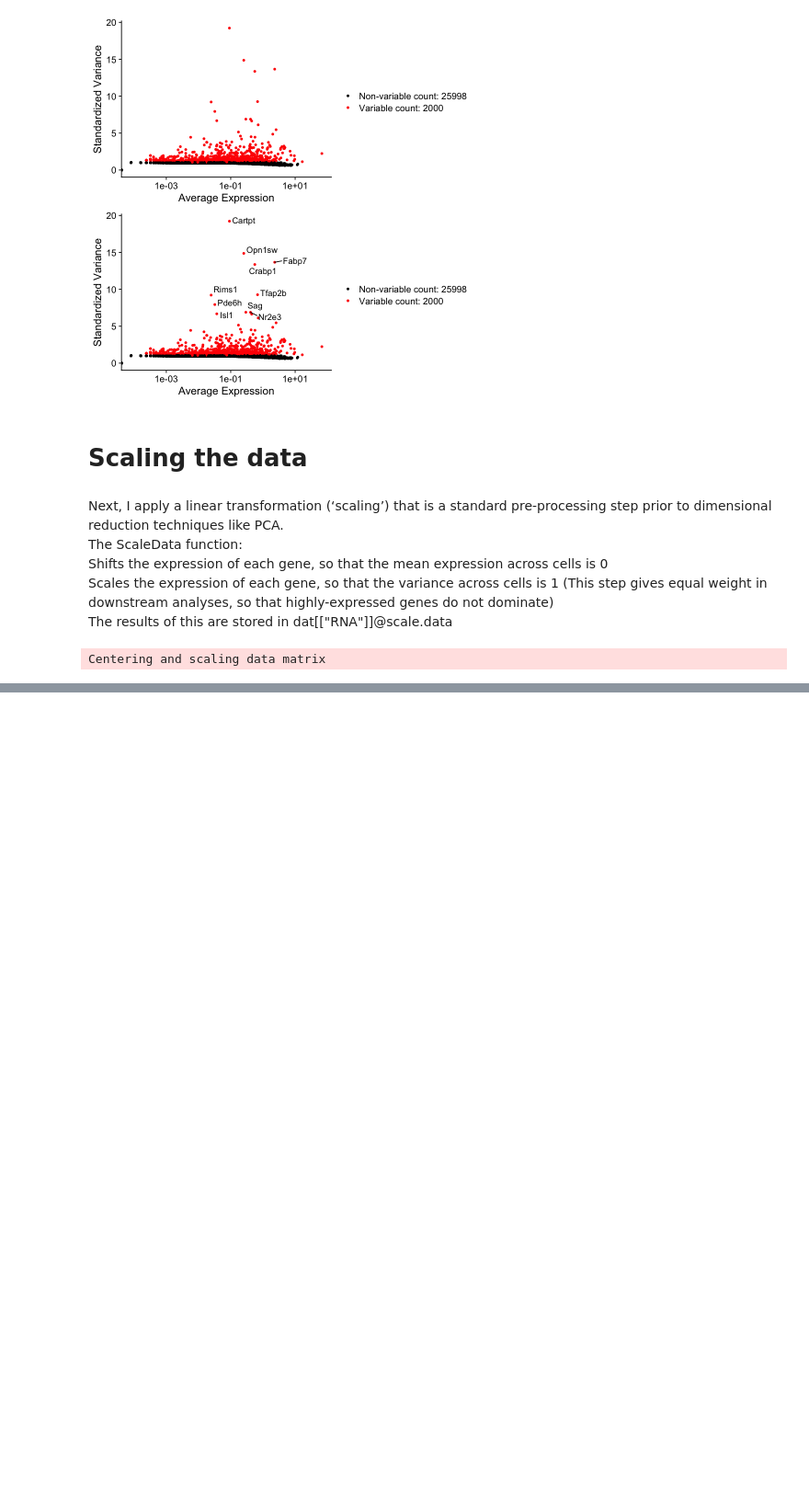
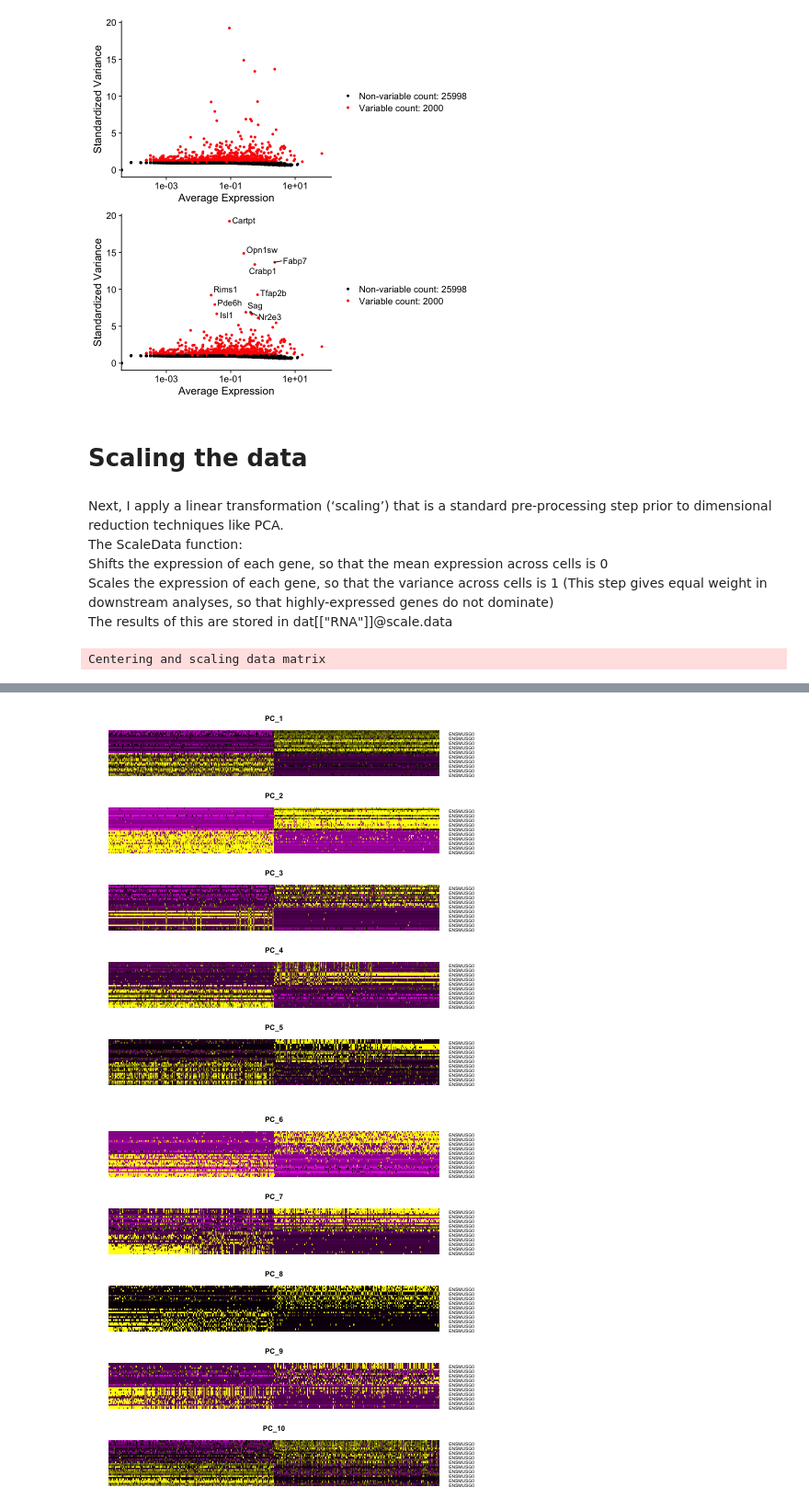
Before and after one commit to ironman-tetsuo/Introduction_to_scRNA-seq, a Jupyter notebook: 1_Clark_P2_Retina/Clark_P2_Retina.ipynb, the cells around one changed output, grey strips where cells are left out. Shown at 92% size. Saved outputs shown, nothing was run; the diff lists cells and outputs as text; code cells hidden in the pictures; blank space fills up the shorter version.

```diff
--- a/1_Clark_P2_Retina/Clark_P2_Retina.ipynb
+++ b/1_Clark_P2_Retina/Clark_P2_Retina.ipynb
@@ -315,0 +368,5 @@ Centering and scaling data matrix
+# %%
+DimHeatmap(dat, dims = 1:15, cells = 500, balanced = TRUE, ncol = 1)
+# %% [output]
+[figure, added]
+[figure, added]
```
Also changed, not shown: parts of 10 cells of this notebook.
